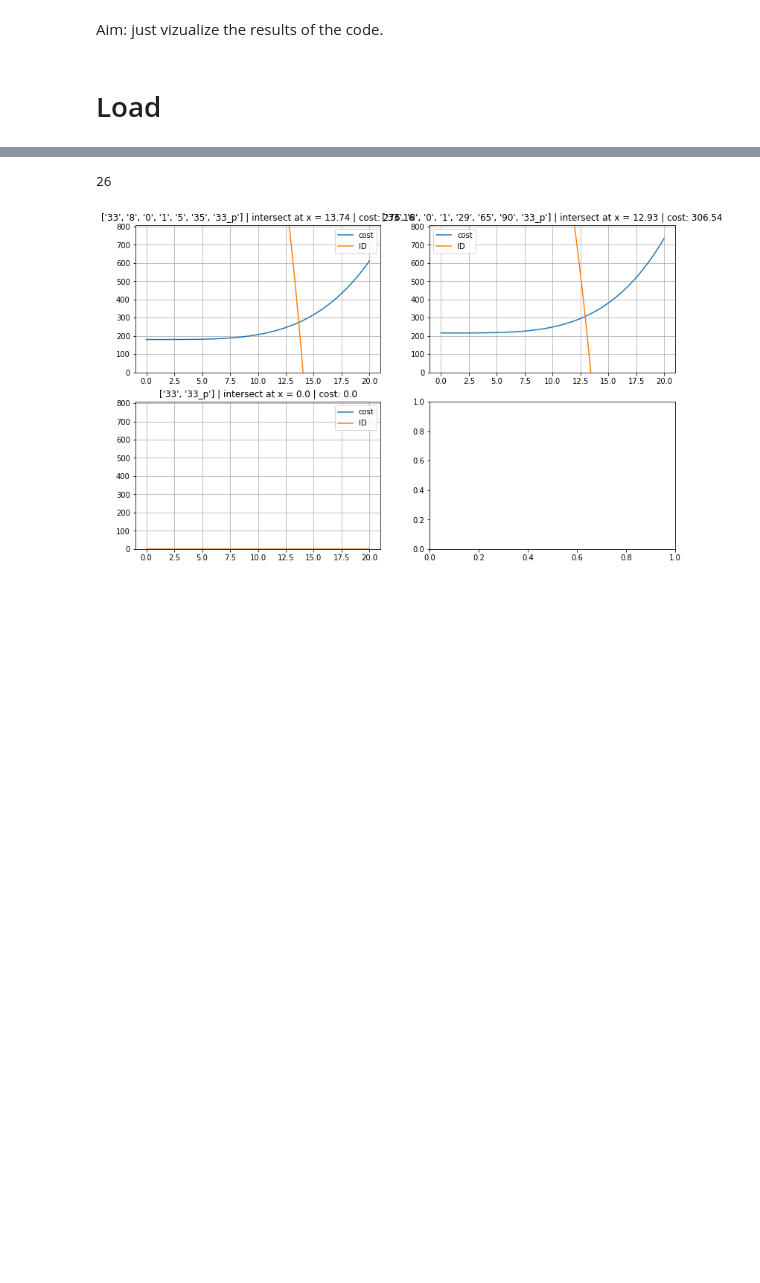
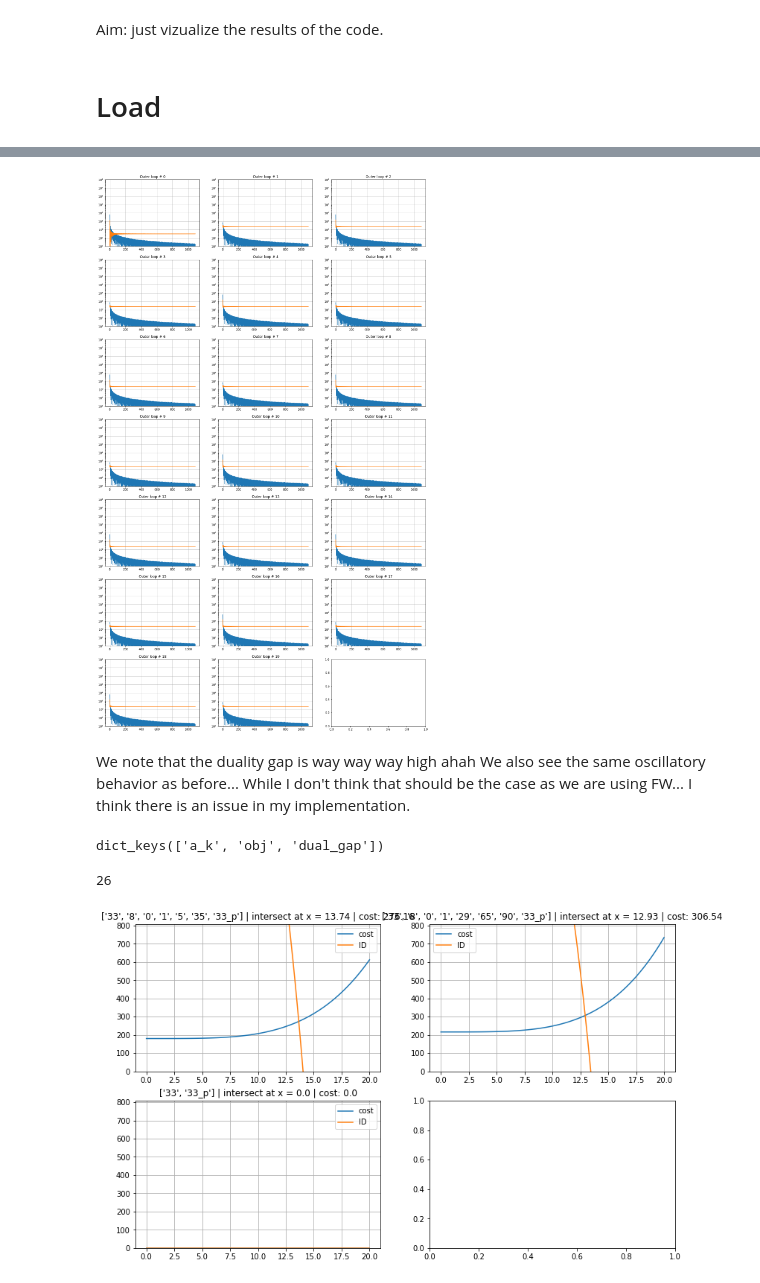
Before and after one commit to LucasFuentesValenzuela/ICU, a Jupyter notebook: notebooks/VizResults_v1.ipynb, the cells around one changed output, grey strips where cells are left out. Cells and saved outputs as stored; diff of their text form; code cells hidden in the pictures; blank space fills up the shorter version.

Commit message:
trying to understand oscillatory behavior and mitigate it to improve computational performance

```diff
--- a/notebooks/VizResults_v1.ipynb
+++ b/notebooks/VizResults_v1.ipynb
@@ -46,0 +78,21 @@ with open(os.path.join(path, 'output.pkl'), 'rb') as f:
+# %%
+nplots=len(opt_res)
+ncols=3
+nrows=int(np.ceil(nplots/ncols))
+_, axes = plt.subplots(nrows, ncols, figsize=(20, 5*nrows))
+for n in range(nplots):
+    i = int(np.floor(n / ncols))
+    j=n % ncols
+    axes[i,j].plot(opt_res[n]['dual_gap'])
+    axes[i,j].set_title('Outer loop # '+ str(n))
+    axes[i,j].set_yscale('log')
+#     axes[i,j].set_xscale('log')
+    axes[i,j].grid(True)
+    axes[i,j].plot(opt_res[n]['obj'])
+    axes[i,j].set_ylim([10**0,10**8])
+# %% [output]
+[figure, added]
+# %% [markdown]
+We note that the duality gap is way way way high ahah
+We also see the same oscillatory behavior as before... While I don't think that should be the case as we are using FW...
+I think there is an issue in my implementation.
@@ -47,3 +101,7 @@ with open(os.path.join(path, 'output.pkl'), 'rb') as f:
+# %%
+opt_res[0].keys()
+# %% [output]
+dict_keys(['a_k', 'obj', 'dual_gap'])
 # %%
 n_outer
 # %% [output]
```
Also changed, not shown: parts of 16 cells of this notebook, 8 other files.
